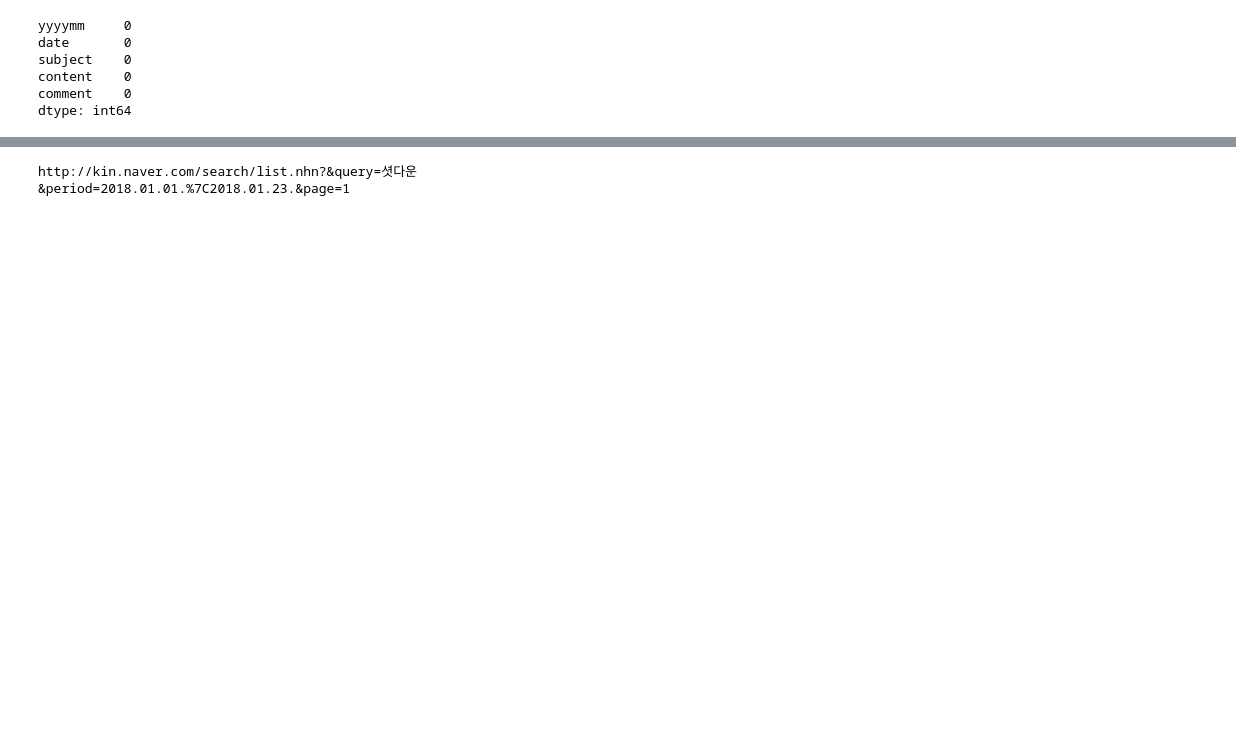
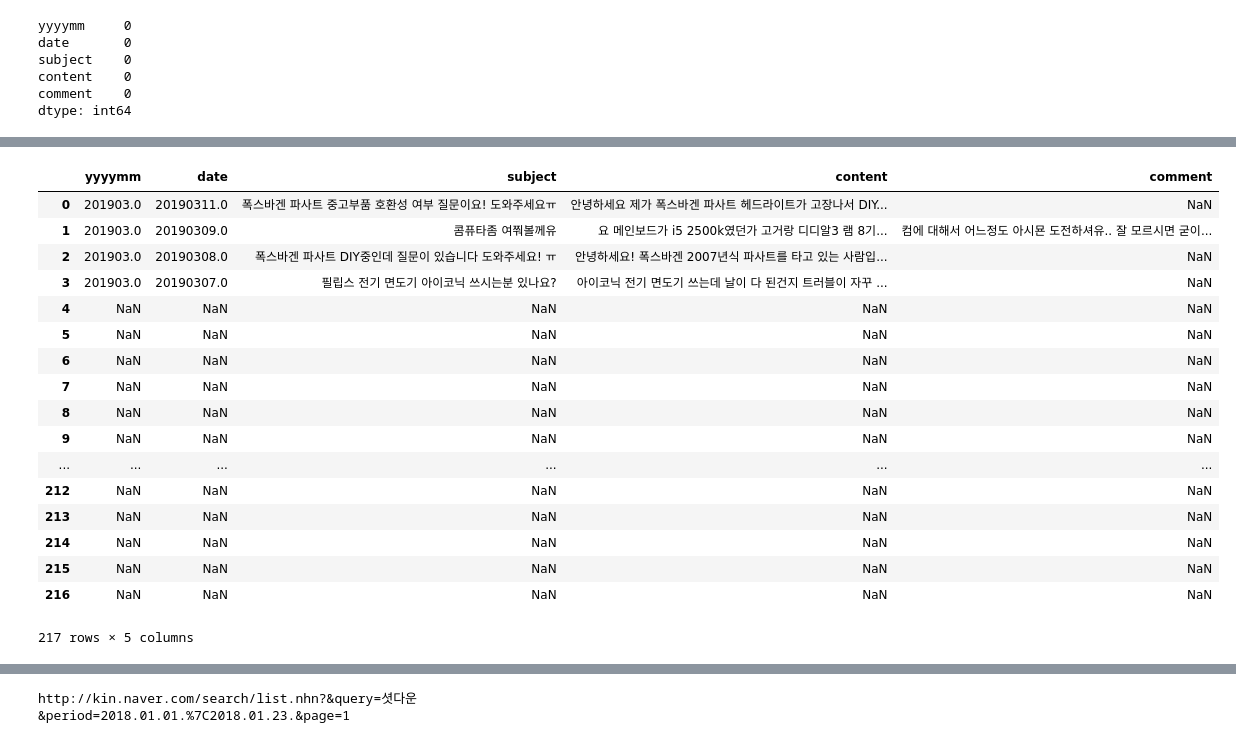
Before and after one commit to statKim/TIL, a Jupyter notebook: Python/crawling/보배드림_crawler.ipynb, the cells around one changed output, grey strips where cells are left out. Cells and saved outputs as stored; diff of their text form; code cells hidden in the pictures; blank space fills up the shorter version.

```diff
--- a/Python/crawling/보배드림_crawler.ipynb
+++ b/Python/crawling/보배드림_crawler.ipynb
@@ -473,0 +503,21 @@ data.head()
+# %%
+data.where(data["yyyymm"]==201903)
+# %% [output]
+|  | yyyymm | date | subject | content | comment |
+| 0 | 201903.0 | 20190311.0 | 폭스바겐 파사트 중고부품 호환성 여부 질문이요! 도와주세요ㅠ | 안녕하세요 제가 폭스바겐 파사트 헤드라이트가 고장나서 DIY... | NaN |
+| 1 | 201903.0 | 20190309.0 | 콤퓨타좀 여쭤볼께유 | 요 메인보드가 i5 2500k였던가 고거랑 디디알3 램 8기... | 컴에 대해서 어느정도 아시묜 도전하셔유.. 잘 모르시면 굳이... |
+| 2 | 201903.0 | 20190308.0 | 폭스바겐 파사트 DIY중인데 질문이 있습니다 도와주세요! ㅠ | 안녕하세요! 폭스바겐 2007년식 파사트를 타고 있는 사람입... | NaN |
+| 3 | 201903.0 | 20190307.0 | 필립스 전기 면도기 아이코닉 쓰시는분 있나요? | 아이코닉 전기 면도기 쓰는데 날이 다 된건지 트러블이 자꾸 ... | NaN |
+| 4 | NaN | NaN | NaN | NaN | NaN |
+| 5 | NaN | NaN | NaN | NaN | NaN |
+| 6 | NaN | NaN | NaN | NaN | NaN |
+| 7 | NaN | NaN | NaN | NaN | NaN |
+| 8 | NaN | NaN | NaN | NaN | NaN |
+| 9 | NaN | NaN | NaN | NaN | NaN |
+| ... | ... | ... | ... | ... | ... |
+| 212 | NaN | NaN | NaN | NaN | NaN |
+| 213 | NaN | NaN | NaN | NaN | NaN |
+| 214 | NaN | NaN | NaN | NaN | NaN |
+| 215 | NaN | NaN | NaN | NaN | NaN |
+| 216 | NaN | NaN | NaN | NaN | NaN |
+217 rows × 5 columns
```
Also changed, not shown: parts of 12 cells of this notebook.
